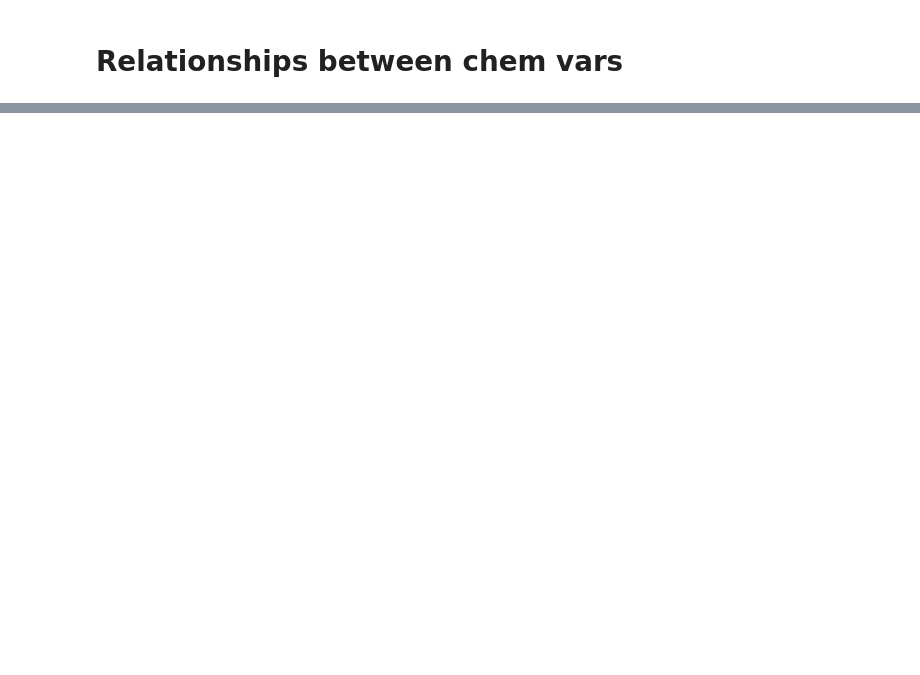
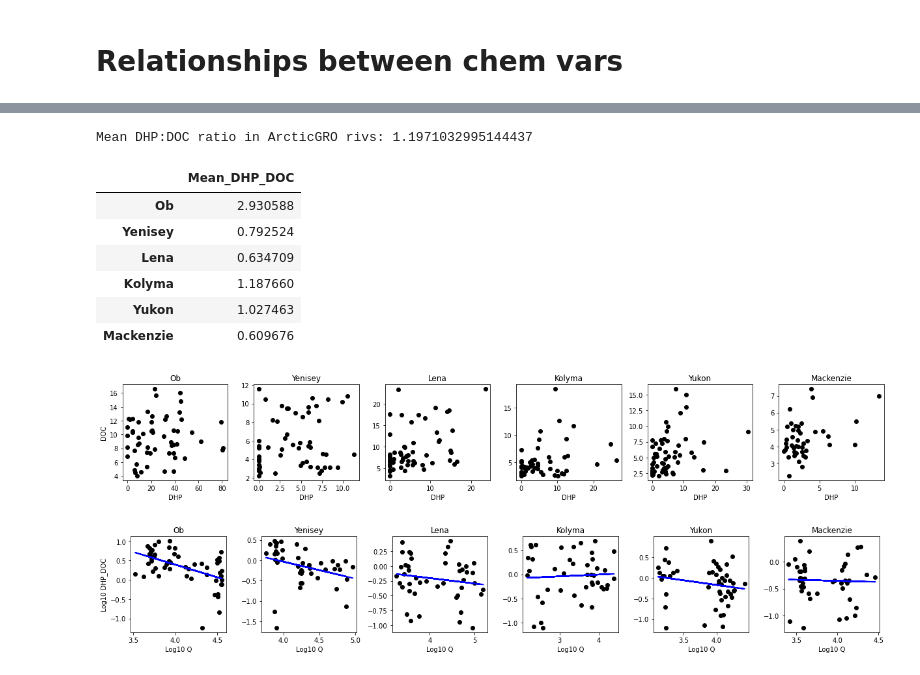
Before and after one commit to NIVANorge/BEST-Siberian, a Jupyter notebook: code/06_chemistry.ipynb, the cells around one changed output, grey strips where cells are left out. Saved outputs shown, nothing was run; the diff lists cells and outputs as text; code cells hidden in the pictures; blank space fills up the shorter version.

```diff
--- a/code/06_chemistry.ipynb
+++ b/code/06_chemistry.ipynb
@@ -500,0 +524,13 @@ q_c_linear_regression(chem_q_daily_dict, 'DOC_DON', out_folder, log_chem=True, l
+# %%
+chem_ratios('DHP', 'DOC')
+# %% [output]
+Mean DHP:DOC ratio in ArcticGRO rivs: 1.1971032995144437
+|  | Mean_DHP_DOC |
+| Ob | 2.930588 |
+| Yenisey | 0.792524 |
+| Lena | 0.634709 |
+| Kolyma | 1.187660 |
+| Yukon | 1.027463 |
+| Mackenzie | 0.609676 |
+[figure, added]
+[figure, added]
```
Also changed, not shown: parts of 41 cells of this notebook, 58 other files.
